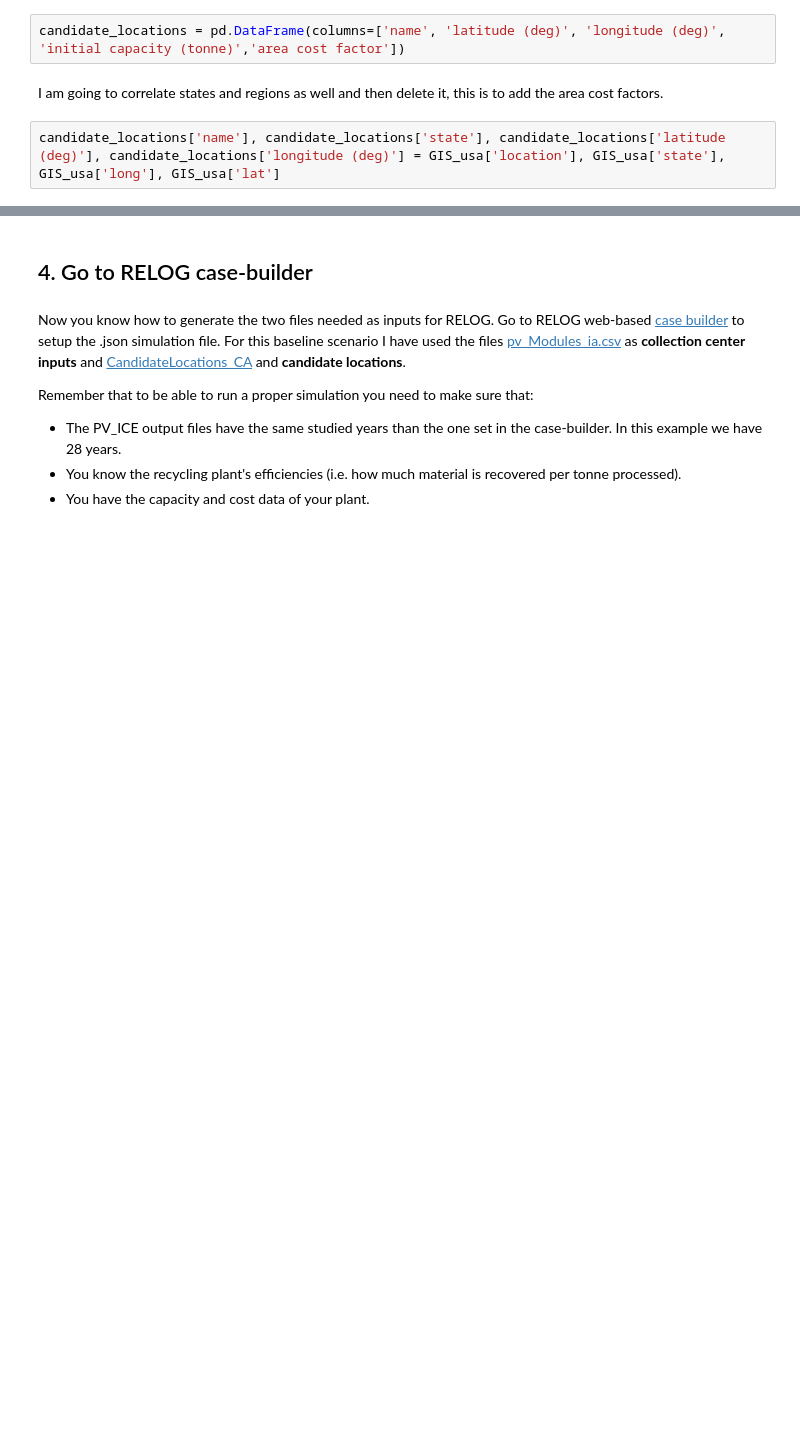
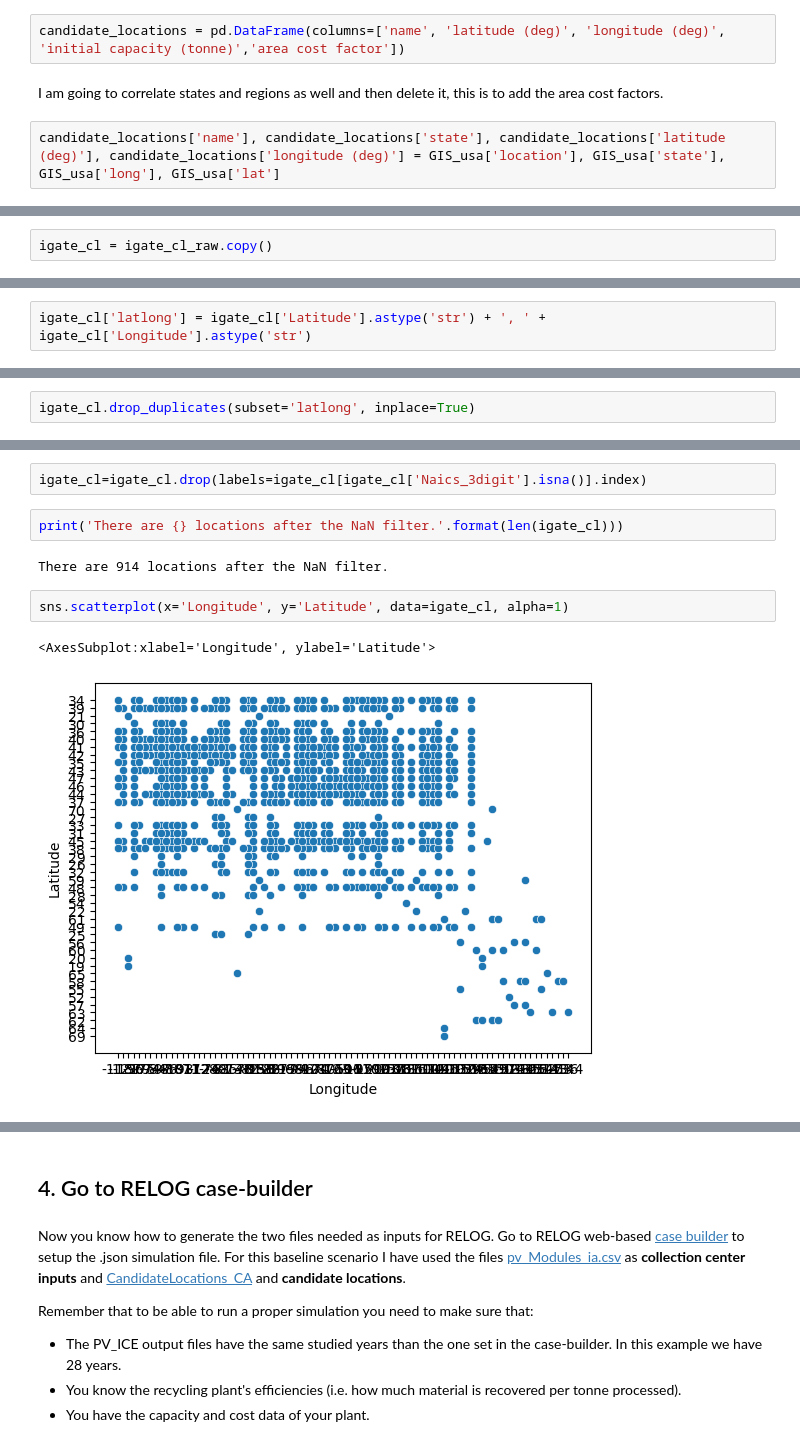
Before and after one commit to macmribo/RICE, a Jupyter notebook: 2_data_preparation/data_preprocess_1-Recycling.ipynb, the cells around one changed output, grey strips where cells are left out. Saved outputs shown, nothing was run; the diff lists cells and outputs as text; blank space fills up the shorter version.

```diff
--- a/2_data_preparation/data_preprocess_1-Recycling.ipynb
+++ b/2_data_preparation/data_preprocess_1-Recycling.ipynb
@@ -978,0 +1004,2 @@ candidate_locations['name'], candidate_locations['state'], candidate_locations['
+# %%
+igate_cl = igate_cl_raw.copy()
@@ -978,0 +1014,2 @@ candidate_locations['name'], candidate_locations['state'], candidate_locations['
+# %%
+igate_cl['latlong'] = igate_cl['Latitude'].astype('str') + ', ' + igate_cl['Longitude'].astype('str')
@@ -978,0 +1020,2 @@ candidate_locations['name'], candidate_locations['state'], candidate_locations['
+# %%
+igate_cl.drop_duplicates(subset='latlong', inplace=True)
@@ -978,0 +1039,11 @@ candidate_locations['name'], candidate_locations['state'], candidate_locations['
+# %%
+igate_cl=igate_cl.drop(labels=igate_cl[igate_cl['Naics_3digit'].isna()].index)
+# %%
+print('There are {} locations after the NaN filter.'.format(len(igate_cl)))
+# %% [output]
+There are 914 locations after the NaN filter.
+# %%
+sns.scatterplot(x='Longitude', y='Latitude', data=igate_cl, alpha=1)
+# %% [output]
+<AxesSubplot:xlabel='Longitude', ylabel='Latitude'>
+[figure, added]
```
Also changed, not shown: parts of 37 cells of this notebook, 57 other files.
